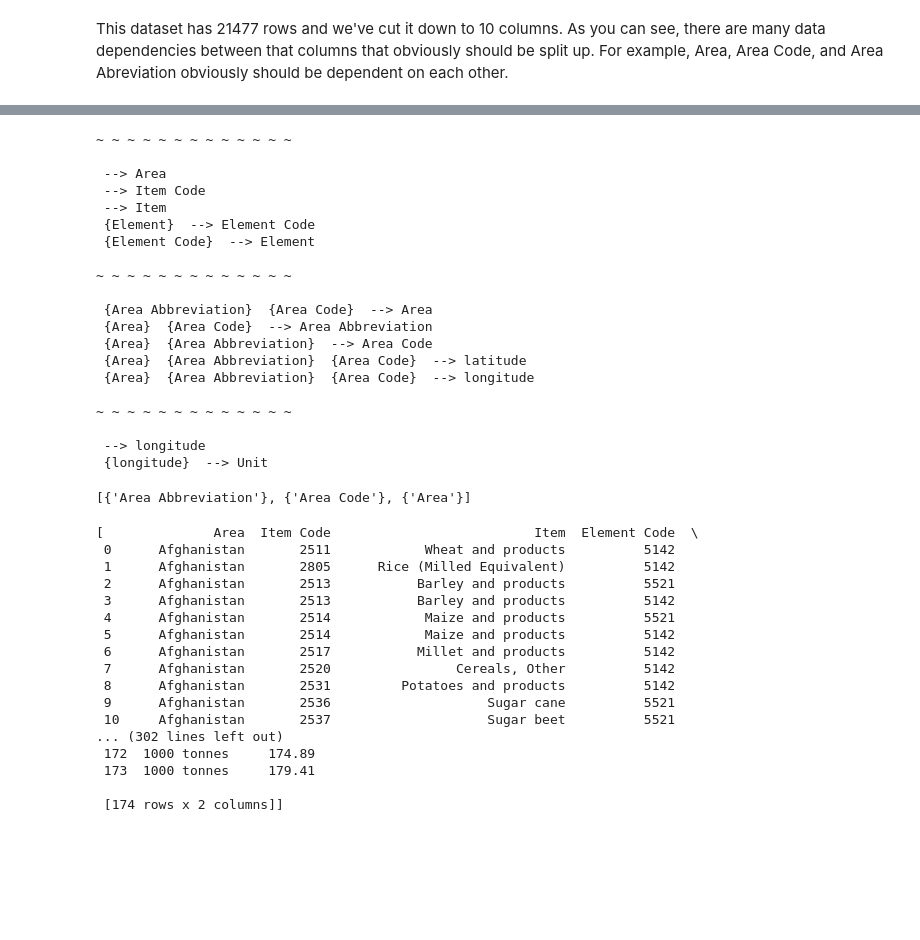
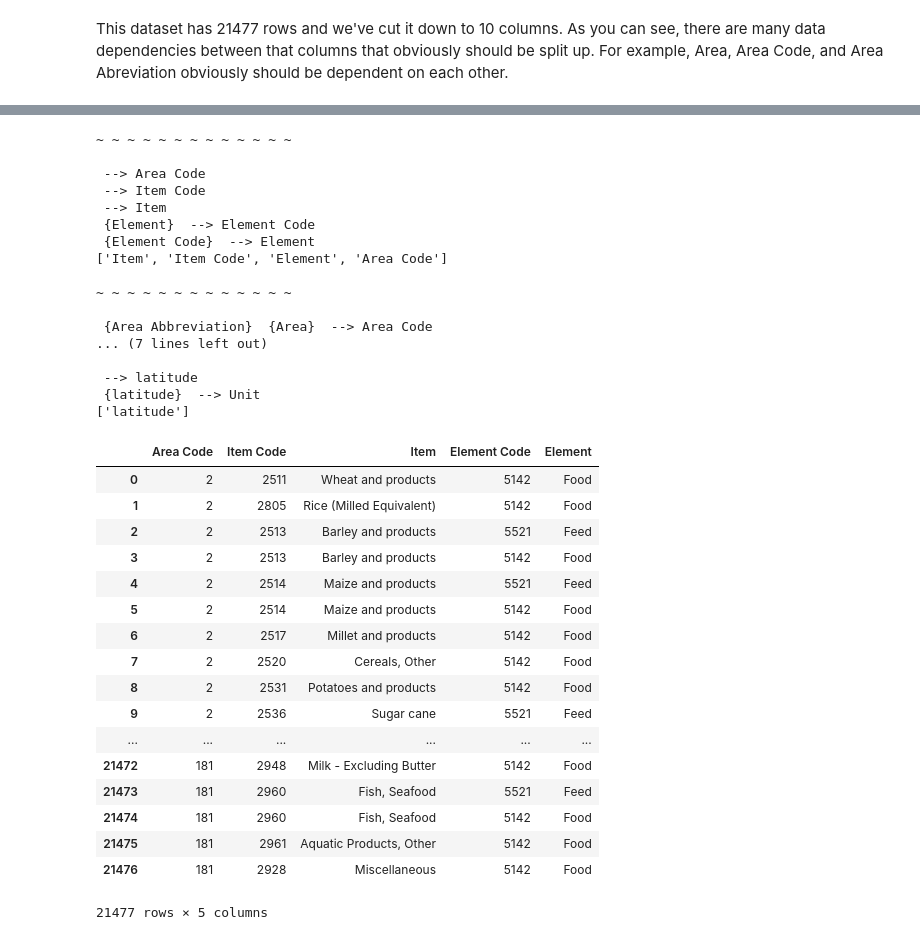
Before and after one commit to alteryx/autonormalize, a Jupyter notebook: DEMO FOOD.ipynb, the cells around one changed output, grey strips where cells are left out. Saved outputs shown, nothing was run; the diff lists cells and outputs as text; code cells hidden in the pictures; blank space fills up the shorter version.

```diff
--- a/DEMO FOOD.ipynb
+++ b/DEMO FOOD.ipynb
@@ -51,50 +28,45 @@ groupings = an.normalize_dependencies(deps_approx)
 for grp in groupings:
     print('\n~ ~ ~ ~ ~ ~ ~ ~ ~ ~ ~ ~ ~\n')
     print(grp)
+    print(grp.get_prim_key())
 # %% [output]
 ~ ~ ~ ~ ~ ~ ~ ~ ~ ~ ~ ~ ~
 
- --> Area
+ --> Area Code
  --> Item Code
  --> Item
  {Element}  --> Element Code
  {Element Code}  --> Element
+['Item', 'Item Code', 'Element', 'Area Code']
 
 ~ ~ ~ ~ ~ ~ ~ ~ ~ ~ ~ ~ ~
 
- {Area Abbreviation}  {Area Code}  --> Area
- {Area}  {Area Code}  --> Area Abbreviation
- {Area}  {Area Abbreviation}  --> Area Code
- {Area}  {Area Abbreviation}  {Area Code}  --> latitude
- {Area}  {Area Abbreviation}  {Area Code}  --> longitude
+ {Area Abbreviation}  {Area}  --> Area Code
+... (7 lines left out)
 
-~ ~ ~ ~ ~ ~ ~ ~ ~ ~ ~ ~ ~
-
- --> longitude
- {longitude}  --> Unit
+ --> latitude
+ {latitude}  --> Unit
+['latitude']
-# %%
-groupings[1].find_candidate_keys()
-# %% [output]
-[{'Area Abbreviation'}, {'Area Code'}, {'Area'}]
 # %%
 new_dfs = an.split_dataframe(food_df, groupings)
 # %%
-new_dfs
+new_dfs[0]
 # %% [output]
+|  | Area Code | Item Code | Item | Element Code | Element |
+| 0 | 2 | 2511 | Wheat and products | 5142 | Food |
+| 1 | 2 | 2805 | Rice (Milled Equivalent) | 5142 | Food |
+| 2 | 2 | 2513 | Barley and products | 5521 | Feed |
+| 3 | 2 | 2513 | Barley and products | 5142 | Food |
+| 4 | 2 | 2514 | Maize and products | 5521 | Feed |
+| 5 | 2 | 2514 | Maize and products | 5142 | Food |
+| 6 | 2 | 2517 | Millet and products | 5142 | Food |
+| 7 | 2 | 2520 | Cereals, Other | 5142 | Food |
+| 8 | 2 | 2531 | Potatoes and products | 5142 | Food |
+| 9 | 2 | 2536 | Sugar cane | 5521 | Feed |
+| ... | ... | ... | ... | ... | ... |
+| 21472 | 181 | 2948 | Milk - Excluding Butter | 5142 | Food |
+| 21473 | 181 | 2960 | Fish, Seafood | 5521 | Feed |
+| 21474 | 181 | 2960 | Fish, Seafood | 5142 | Food |
+| 21475 | 181 | 2961 | Aquatic Products, Other | 5142 | Food |
+| 21476 | 181 | 2928 | Miscellaneous | 5142 | Food |
-[              Area  Item Code                          Item  Element Code  \
- 0      Afghanistan       2511            Wheat and products          5142
- 1      Afghanistan       2805      Rice (Milled Equivalent)          5142
- 2      Afghanistan       2513           Barley and products          5521
- 3      Afghanistan       2513           Barley and products          5142
- 4      Afghanistan       2514            Maize and products          5521
- 5      Afghanistan       2514            Maize and products          5142
- 6      Afghanistan       2517           Millet and products          5142
- 7      Afghanistan       2520                Cereals, Other          5142
- 8      Afghanistan       2531         Potatoes and products          5142
- 9      Afghanistan       2536                    Sugar cane          5521
- 10     Afghanistan       2537                    Sugar beet          5521
-... (302 lines left out)
- 172  1000 tonnes     174.89
- 173  1000 tonnes     179.41
-
- [174 rows x 2 columns]]
+21477 rows × 5 columns
```
Also changed, not shown: parts of 4 cells of this notebook, 6 other files.
